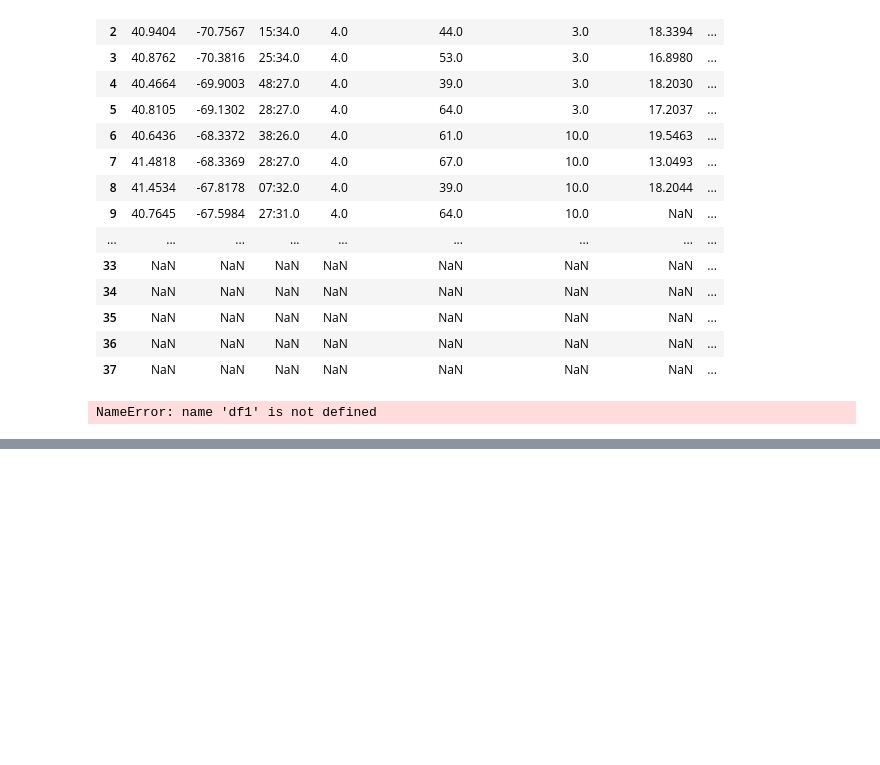
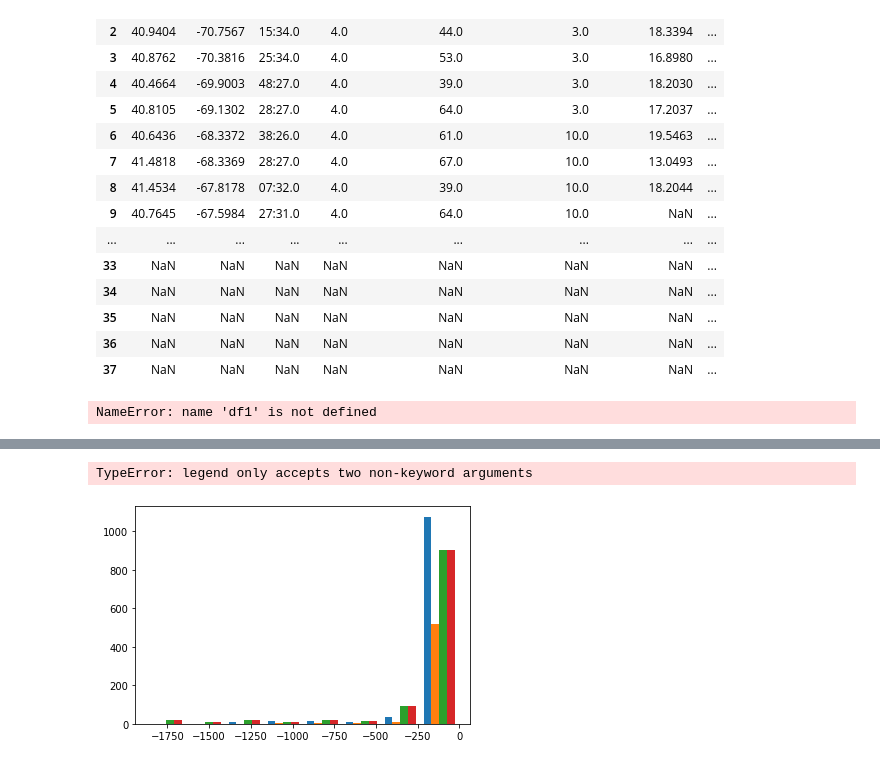
Before and after one commit to khyde/JPSS_Phytoplankton, a Jupyter notebook: IPython/Histograms.ipynb, the cells around one changed output, grey strips where cells are left out. Drawn from its saved outputs; the diff is of its cells as text; code cells hidden in the pictures; blank space fills up the shorter version.

```diff
--- a/IPython/Histograms.ipynb
+++ b/IPython/Histograms.ipynb
@@ -14,6 +10,11 @@ data112018 = pd.read_csv ('2018-11.csv')
 data52019 = pd.read_csv ('2019-05.csv')
 # %%
 data102019 = pd.read_csv ('2019-10.csv')
+# %%
+zdata818 = pd.read_csv ('FT_CTD_z_2018-08.csv')
+zdata1118 = pd.read_csv ('FT_CTD_z_2018-11.csv')
+zdata519 = pd.read_csv ('FT_CTD_z_2019-05.csv')
+zdata1019 = pd.read_csv ('FT_CTD_z_2019-10.csv')
 # %%
 data82018
 # %% [output]
@@ -539,0 +567,13 @@ df2
+# %%
+zdepth818 = zdata818["Z"]
+zdepth1118 = zdata1118["Z"]
+zdepth519 = zdata519["Z"]
+zdepth1019 = zdata1019["Z"]
+# %%
+x = [zdepth818, zdepth1118, zdepth519, zdepth1019]
+plt.hist(x, bins = 8)
+plt.legend ("Depth August 2018", "Depth November 2018", "Depth May 2019", "Depth October 2019")
+plt.show()
+# %% [output]
+TypeError: legend only accepts two non-keyword arguments
+[figure, added]
```
Also changed, not shown: parts of 10 cells of this notebook, 1 other file.
